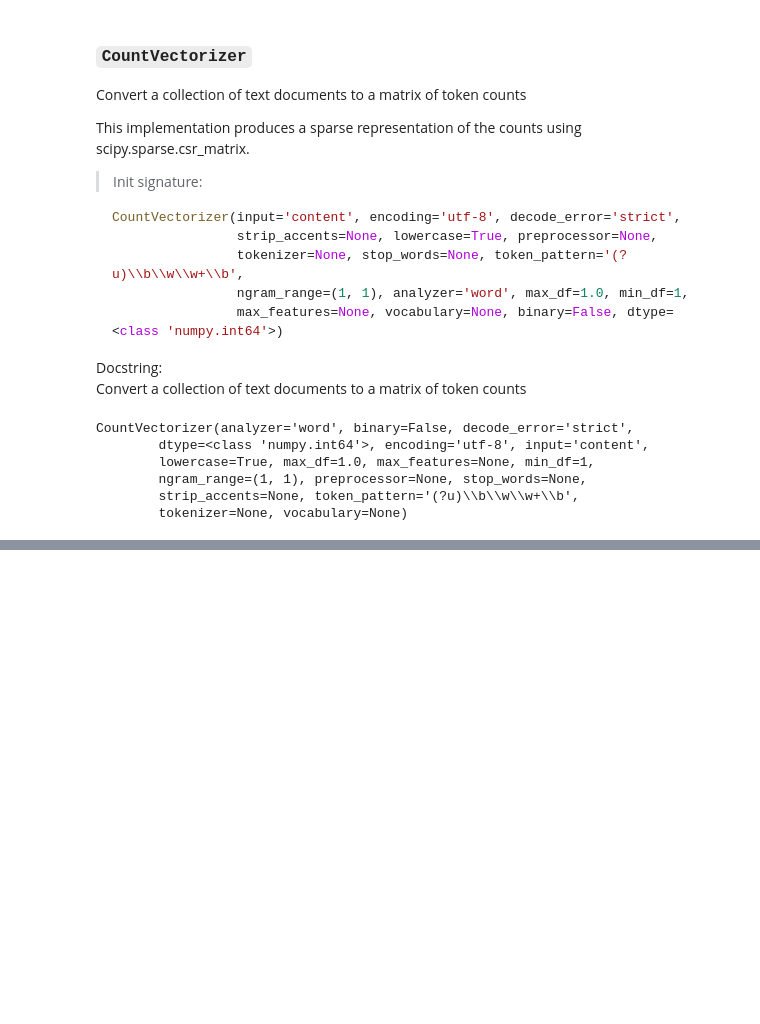
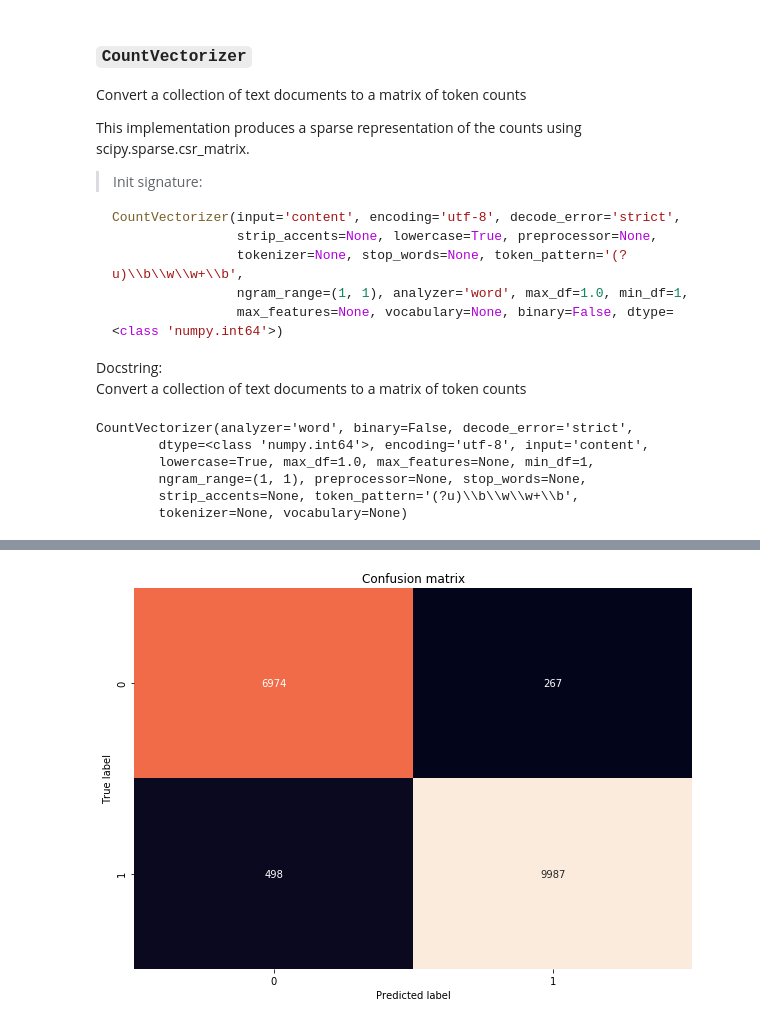
Before and after one commit to franksalas/text_classification_public_healthcare_data, a Jupyter notebook: models/MultinomialNB_NLP.ipynb, the cells around one changed output, grey strips where cells are left out. Drawn from its saved outputs; the diff is of its cells as text; code cells hidden in the pictures; blank space fills up the shorter version.

```diff
--- a/models/MultinomialNB_NLP.ipynb
+++ b/models/MultinomialNB_NLP.ipynb
@@ -103,0 +120,2 @@ X_train_vectorized = vectorizer.transform(X_train)
+# %%
+pred = classifier.predict(X_test_vectorized)
@@ -103,0 +142,10 @@ X_train_vectorized = vectorizer.transform(X_train)
+# %%
+cm = confusion_matrix(y_test, pred)
+plt.figure(figsize = (10,7))
+sns.heatmap(cm, annot=True, fmt="d", cbar=False)
+plt.title('Confusion matrix')
+plt.ylabel('True label')
+plt.xlabel('Predicted label')
+plt.show()
+# %% [output]
+[figure, added]
```
Also changed, not shown: parts of 73 cells of this notebook, 1 other file.
